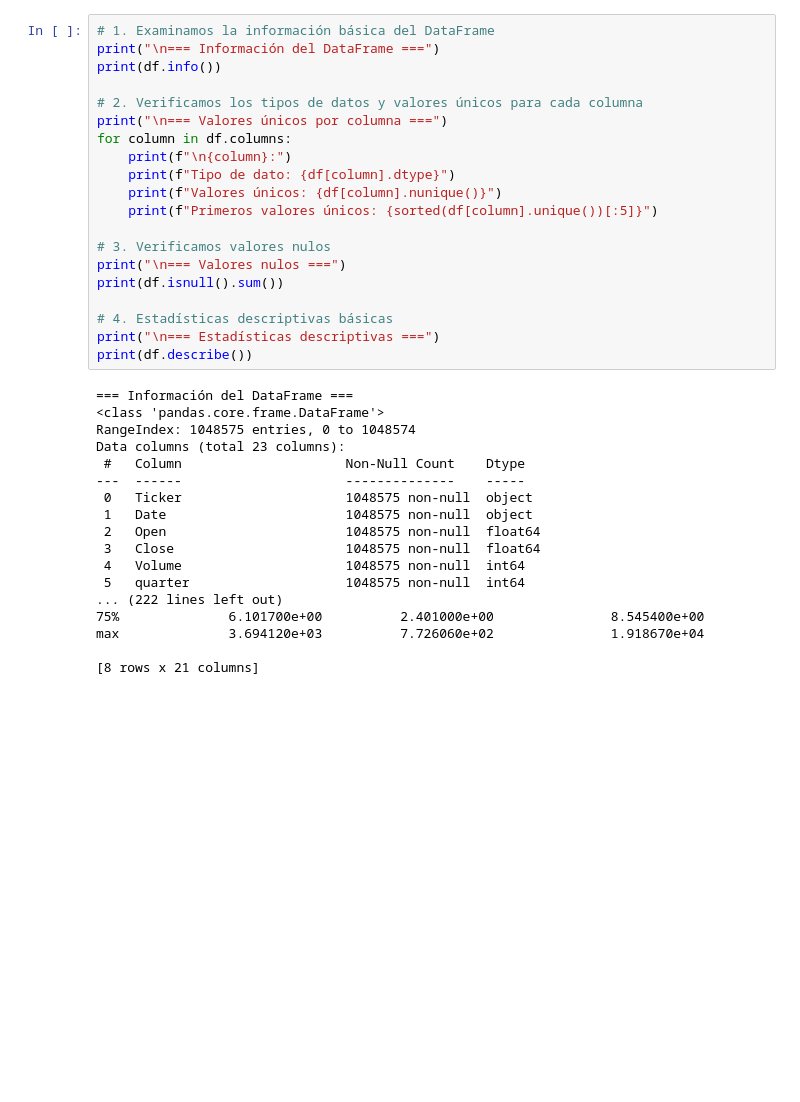
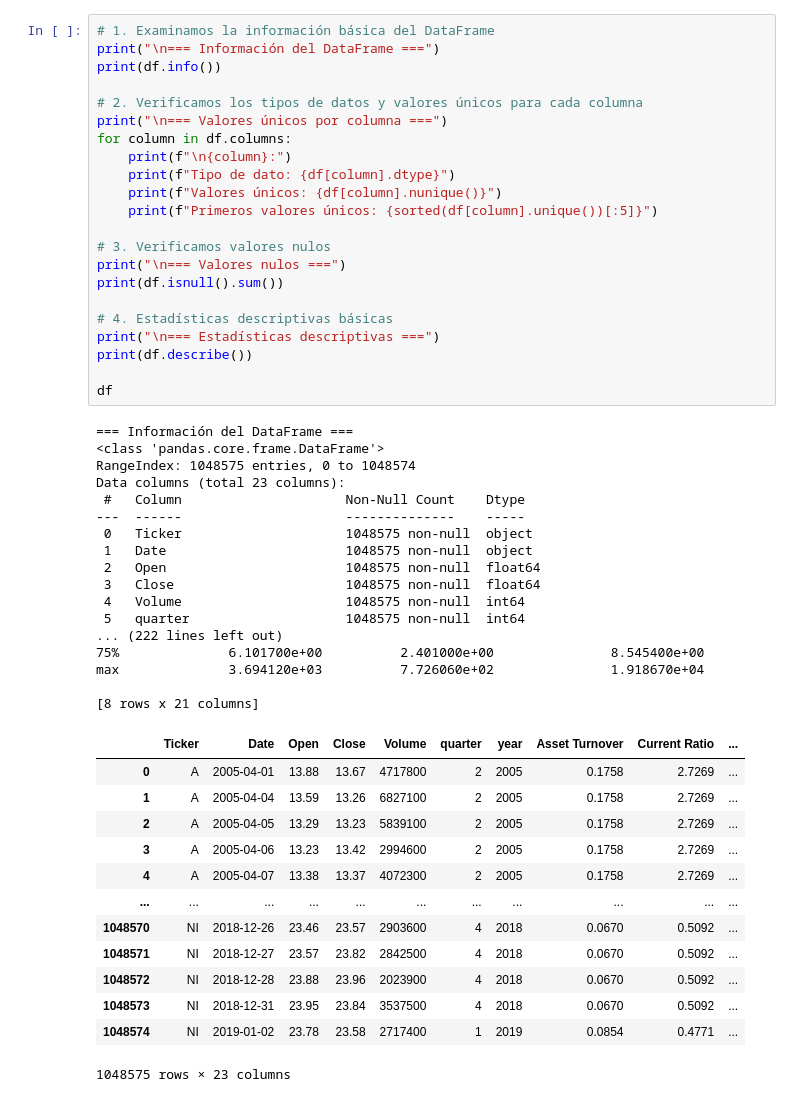
Before and after one commit to larubiano0/Parcial1-He2AI, a Jupyter notebook: script_stock_market_variation.ipynb, the cells around one changed output. Saved outputs shown, nothing was run; the diff lists cells and outputs as text; blank space fills up the shorter version.

```diff
--- a/script_stock_market_variation.ipynb
+++ b/script_stock_market_variation.ipynb
@@ -17,30 +19,45 @@ for column in df.columns:
     print(f"\n{column}:")
     print(f"Tipo de dato: {df[column].dtype}")
     print(f"Valores únicos: {df[column].nunique()}")
     print(f"Primeros valores únicos: {sorted(df[column].unique())[:5]}")
 
 # 3. Verificamos valores nulos
 print("\n=== Valores nulos ===")
 print(df.isnull().sum())
 
 # 4. Estadísticas descriptivas básicas
 print("\n=== Estadísticas descriptivas ===")
 print(df.describe())
+
+df
 # %% [output]
 === Información del DataFrame ===
 <class 'pandas.core.frame.DataFrame'>
 RangeIndex: 1048575 entries, 0 to 1048574
 Data columns (total 23 columns):
  #   Column                     Non-Null Count    Dtype
 ---  ------                     --------------    -----
  0   Ticker                     1048575 non-null  object
  1   Date                       1048575 non-null  object
  2   Open                       1048575 non-null  float64
  3   Close                      1048575 non-null  float64
  4   Volume                     1048575 non-null  int64
  5   quarter                    1048575 non-null  int64
 ... (222 lines left out)
 75%              6.101700e+00          2.401000e+00               8.545400e+00
 max              3.694120e+03          7.726060e+02               1.918670e+04
 
 [8 rows x 21 columns]
+|  | Ticker | Date | Open | Close | Volume | quarter | year | Asset Turnover | Current Ratio | ... |
+| 0 | A | 2005-04-01 | 13.88 | 13.67 | 4717800 | 2 | 2005 | 0.1758 | 2.7269 | ... |
+| 1 | A | 2005-04-04 | 13.59 | 13.26 | 6827100 | 2 | 2005 | 0.1758 | 2.7269 | ... |
+| 2 | A | 2005-04-05 | 13.29 | 13.23 | 5839100 | 2 | 2005 | 0.1758 | 2.7269 | ... |
+| 3 | A | 2005-04-06 | 13.23 | 13.42 | 2994600 | 2 | 2005 | 0.1758 | 2.7269 | ... |
+| 4 | A | 2005-04-07 | 13.38 | 13.37 | 4072300 | 2 | 2005 | 0.1758 | 2.7269 | ... |
+| ... | ... | ... | ... | ... | ... | ... | ... | ... | ... | ... |
+| 1048570 | NI | 2018-12-26 | 23.46 | 23.57 | 2903600 | 4 | 2018 | 0.0670 | 0.5092 | ... |
+| 1048571 | NI | 2018-12-27 | 23.57 | 23.82 | 2842500 | 4 | 2018 | 0.0670 | 0.5092 | ... |
+| 1048572 | NI | 2018-12-28 | 23.88 | 23.96 | 2023900 | 4 | 2018 | 0.0670 | 0.5092 | ... |
+| 1048573 | NI | 2018-12-31 | 23.95 | 23.84 | 3537500 | 4 | 2018 | 0.0670 | 0.5092 | ... |
+| 1048574 | NI | 2019-01-02 | 23.78 | 23.58 | 2717400 | 1 | 2019 | 0.0854 | 0.4771 | ... |
+1048575 rows × 23 columns
```
Also changed, not shown: parts of 7 cells of this notebook, 1 other file.
